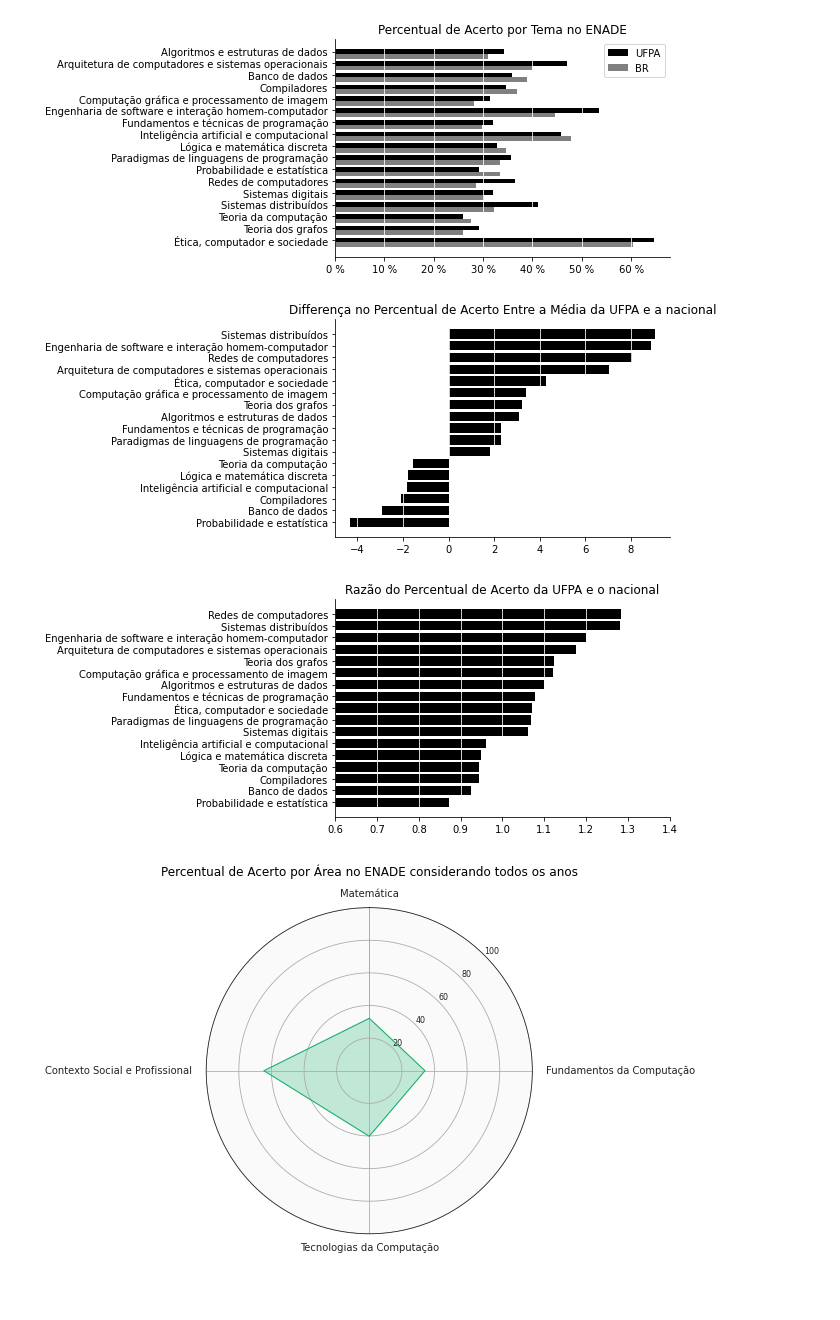
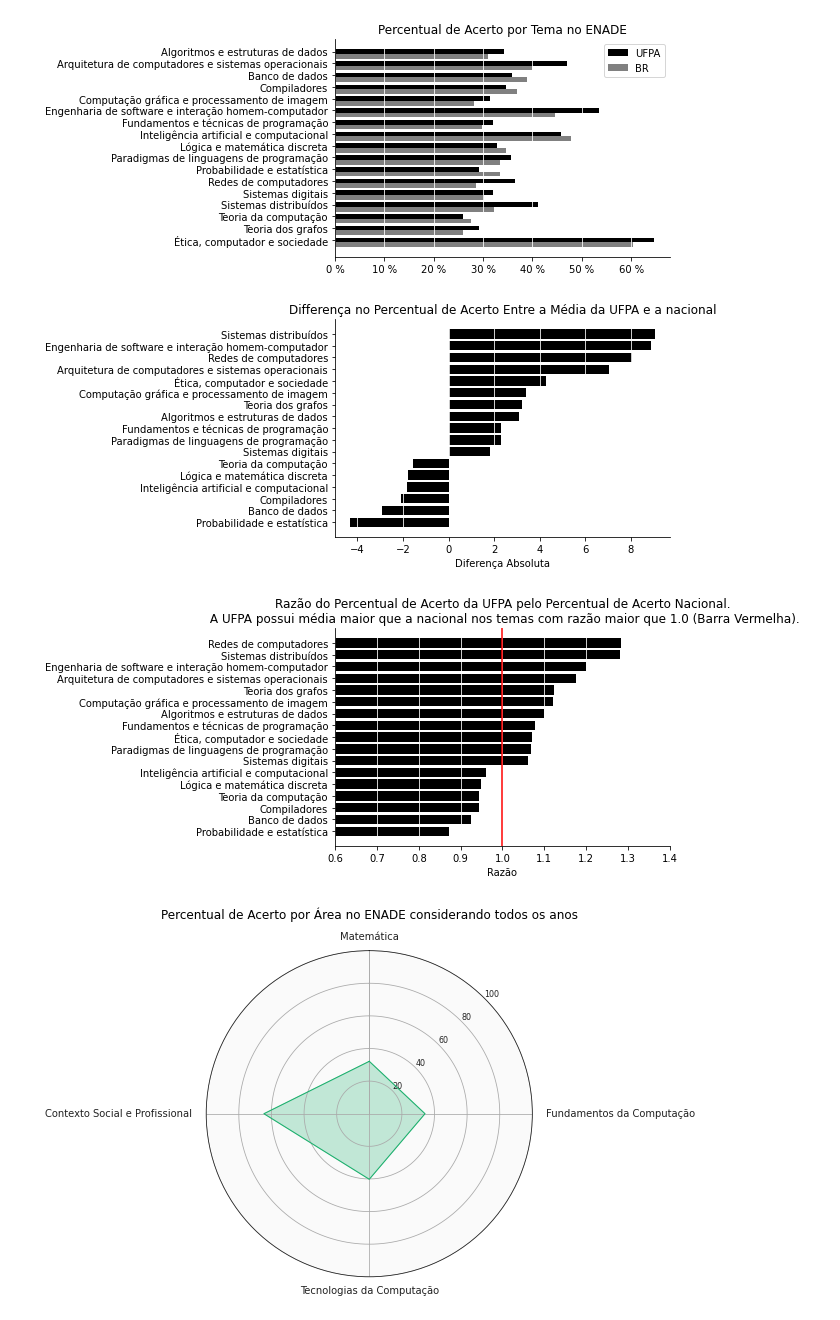
Before and after one commit to renan-cunha/KDD-Enade-Computing, a Jupyter notebook: subject_analysis.ipynb, the cells around one changed output. Cells and saved outputs as stored; diff of their text form; code cells hidden in the pictures; blank space fills up the shorter version.

Commit message:
Added bar gain graphs

```diff
--- a/subject_analysis.ipynb
+++ b/subject_analysis.ipynb
@@ -696,7 +697,7 @@ bar_graph_display_df(all_years_combined_subject_br)
 Dados Nacionais
 [figure]
 # %%
-df = display_all_years_nota(display_dfs)
+df_ufpa = display_all_years_nota(display_dfs)
 df_br = display_all_years_nota(display_dfs_br)
 # %%
 plt.figure(figsize=(6, 12))
@@ -862,7 +940,7 @@ bar_grouped_graph_display_df(all_years_combined_subject, all_years_combined_subj
 # %% [output]
 [figure]
 # %%
-def bar_grouped_graph_display_df(df_ufpa, df_br, title, operation, width="0.4"):
+def bar_grouped_graph_display_df(df_ufpa, df_br, title, operation, xlabel, width="0.4", vline=None):
 
     ax = plt.subplot(111)
 
@@ -872,40 +950,43 @@ def bar_grouped_graph_display_df(df_ufpa, df_br, title, operation, width="0.4"):
 
 
     ufpa_score_series = df_ufpa["Nota %"]
     br_score_series = df_br["Nota %"]
 
     merged_df = pd.DataFrame({"Nota % UFPA": ufpa_score_series,
                               "Nota % BR": br_score_series})
 
     if operation == "-":
         merged_df["diff"] = merged_df["Nota % UFPA"] - merged_df["Nota % BR"]
     elif operation == "/":
         merged_df["diff"] = merged_df["Nota % UFPA"] / merged_df["Nota % BR"]
     merged_df = merged_df.sort_values(by=["diff"])
     labels = merged_df.index
 
     ax.barh(labels, merged_df["diff"], color="black")
 
 
     ax.grid(axis = 'x', color ='white', linestyle='-')
     ax.spines['top'].set_visible(False)
     ax.spines['right'].set_visible(False)
     plt.title(title)
+    if vline is not None:
+        ax.axvline(x=vline,color="red")
+    plt.xlabel(xlabel)
     vals = ax.get_xticks()
     #ax.set_xticklabels([f'{int(x)} %' for x in vals])
     #plt.xlabel("%")
     if operation == "/":
         plt.xlim(0.6, 1.4)
     plt.show()
 title = "Differença no Percentual de Acerto Entre a Média da UFPA e a nacional"
-bar_grouped_graph_display_df(all_years_combined_subject, all_years_combined_subject_br, title, "-")
+bar_grouped_graph_display_df(all_years_combined_subject, all_years_combined_subject_br, title, "-", "Diferença Absoluta")
 # %% [output]
-[figure, old version]
+[figure, new version]
 # %%
-title = "Razão do Percentual de Acerto da UFPA e o nacional"
-bar_grouped_graph_display_df(all_years_combined_subject, all_years_combined_subject_br, title, "/")
+title = "Razão do Percentual de Acerto da UFPA pelo Percentual de Acerto Nacional.\n A UFPA possui média maior que a nacional nos temas com razão maior que 1.0 (Barra Vermelha)."
+bar_grouped_graph_display_df(all_years_combined_subject, all_years_combined_subject_br, title, "/", "Razão", vline=1.0)
 # %% [output]
-[figure, old version]
+[figure, new version]
 # %%
 def get_num_correct_poscomp_all_years(display_df: pd.DataFrame, subjects: list) -> int:
     result = 0
```
Also changed, not shown: parts of 7 cells of this notebook.
